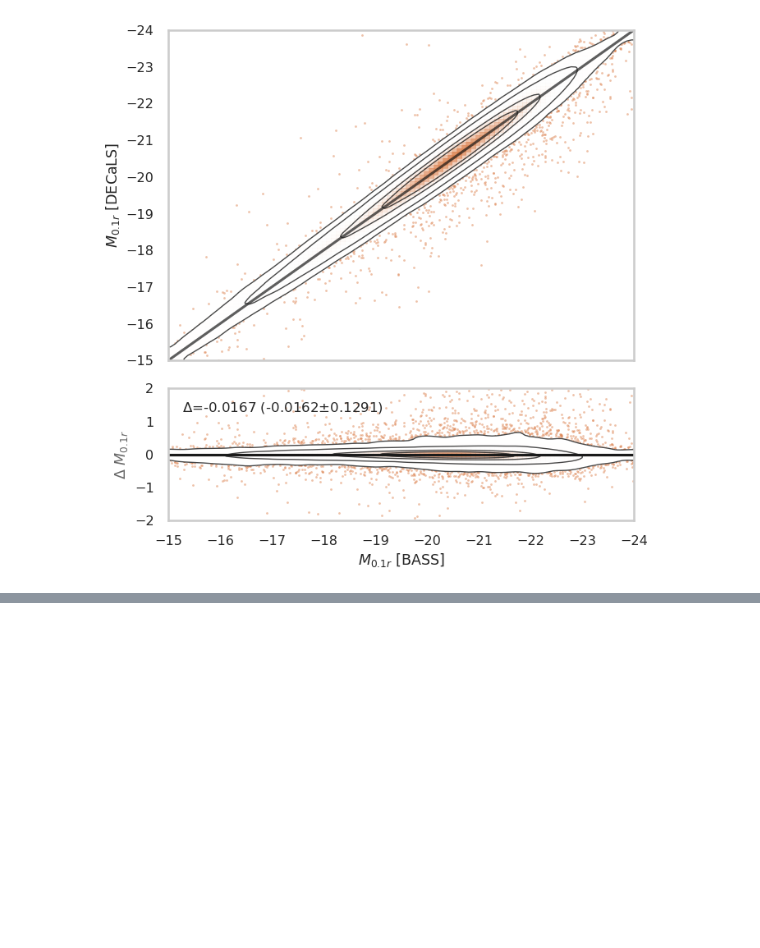
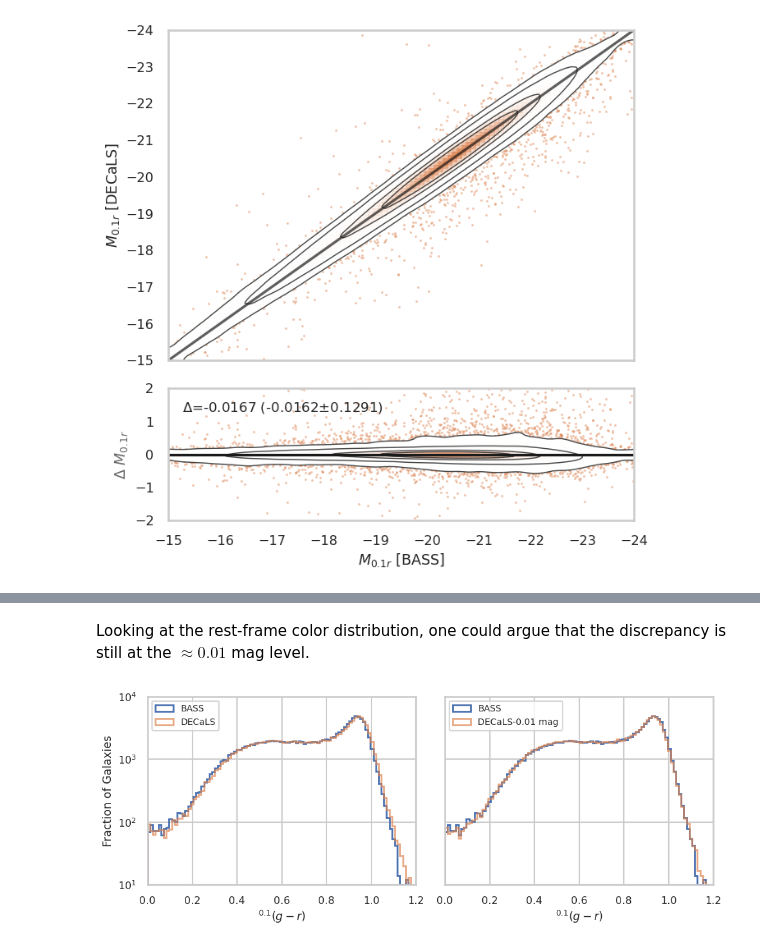
Before and after one commit to moustakas/fastspecfit-projects, a Jupyter notebook: northsouth/northsouth-photometry.ipynb, the cells around one changed output, grey strips where cells are left out. Cells and saved outputs as stored; diff of their text form; code cells hidden in the pictures; blank space fills up the shorter version.

```diff
--- a/northsouth/northsouth-photometry.ipynb
+++ b/northsouth/northsouth-photometry.ipynb
@@ -224,0 +312,30 @@ fig.tight_layout()
+# %% [markdown]
+Looking at the rest-frame color distribution, one could argue that the discrepancy is still at the $\approx0.01$ mag level.
+# %%
+fig, (ax1, ax2) = plt.subplots(1, 2, figsize=(10, 4), sharey=True)
+
+_ = ax1.hist(fastnorth['ABSMAG01_SDSS_G']-fastnorth['ABSMAG01_SDSS_R'],
+             bins=100, log=True, histtype='step', range=grlim,
+             label='BASS', lw=2)
+_ = ax1.hist(fastsouth['ABSMAG01_SDSS_G']-fastsouth['ABSMAG01_SDSS_R'],
+             bins=100, log=True, histtype='step', range=grlim,
+             label='DECaLS', lw=2, alpha=0.7)
+ax1.set_ylabel('Fraction of Galaxies')
+ax1.legend(loc='upper left', fontsize=10)
+
+_ = ax2.hist(fastnorth['ABSMAG01_SDSS_G']-fastnorth['ABSMAG01_SDSS_R'],
+             bins=100, log=True, histtype='step', range=grlim,
+             label='BASS', lw=2)
+_ = ax2.hist(fastsouth['ABSMAG01_SDSS_G']-fastsouth['ABSMAG01_SDSS_R']-0.01,
+             bins=100, log=True, histtype='step', range=grlim,
+             label='DECaLS-0.01 mag', lw=2, alpha=0.7)
+ax2.legend(loc='upper left', fontsize=10)
+
+for xx in (ax1, ax2):
+    xx.set_xlim(grlim)
+    xx.set_ylim(10., 1e4)
+    xx.set_xlabel(r'$^{0.1}(g-r)$')
+
+fig.tight_layout()
+# %% [output]
+[figure, added]
```
Also changed, not shown: parts of 23 cells of this notebook.
